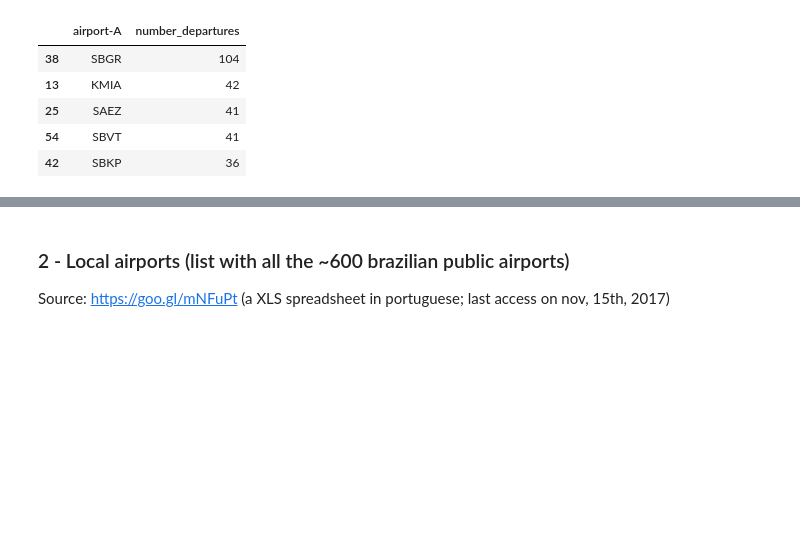
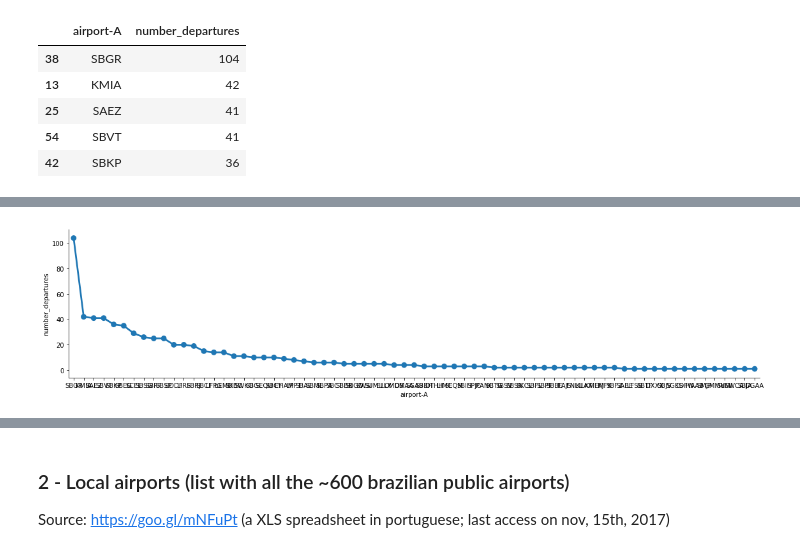
Before and after one commit to davicsilva/dsintensive, a Jupyter notebook: notebooks/capstone-flightDelay-sampleDataSet.ipynb, the cells around one changed output, grey strips where cells are left out. Cells and saved outputs as stored; diff of their text form; code cells hidden in the pictures; blank space fills up the shorter version.

```diff
--- a/notebooks/capstone-flightDelay-sampleDataSet.ipynb
+++ b/notebooks/capstone-flightDelay-sampleDataSet.ipynb
@@ -73,2 +81,4 @@ df_departures.head()
 # %%
-# sns.countplot(x="airport-A", data=df_departures, palette="Greens_d")
+g = sns.factorplot(x="airport-A", y="number_departures", data=df_departures, size=4, aspect=4)
+# %% [output]
+[figure, added]
```
Also changed, not shown: parts of 15 cells of this notebook, 4 other files.
